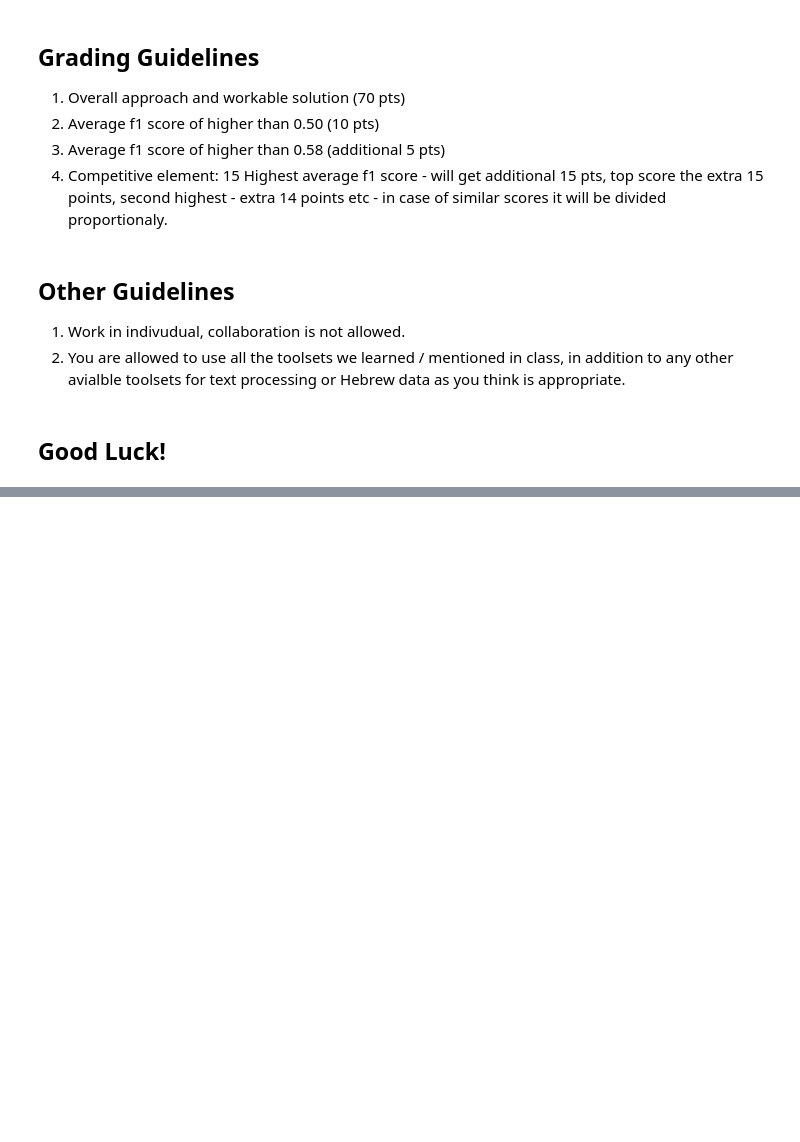
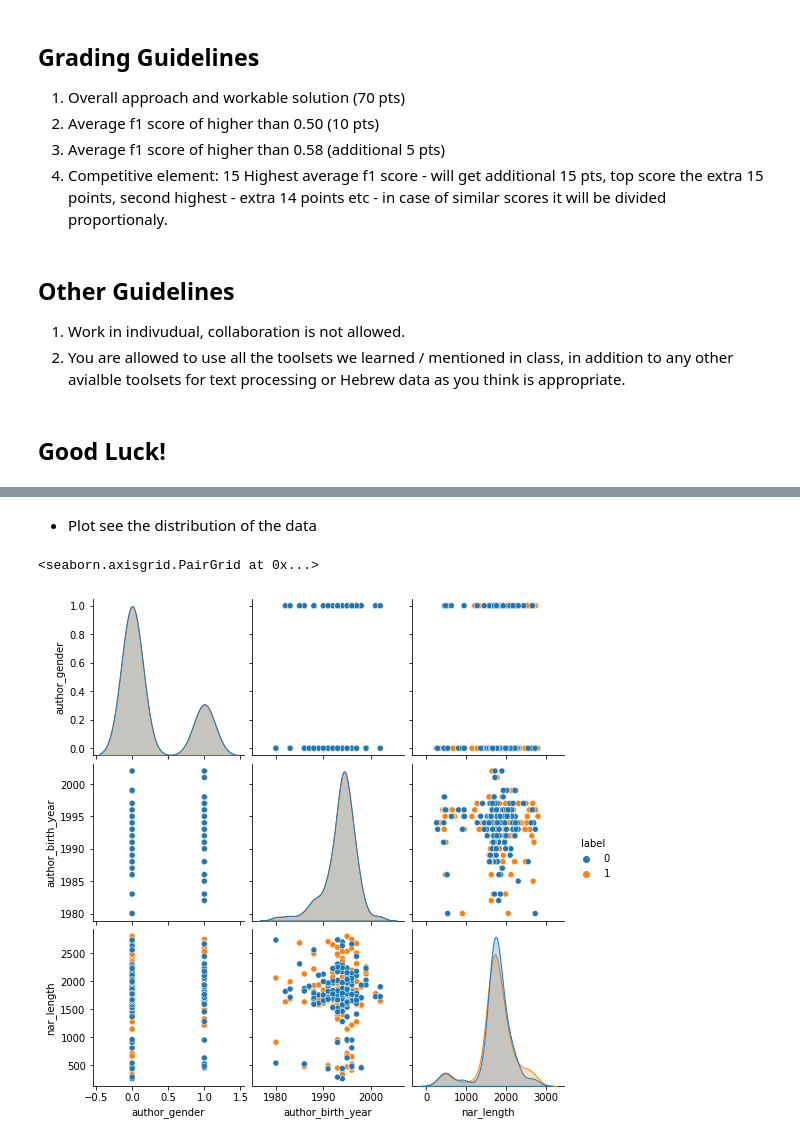
Before and after one commit to Sofy34/personal_strudy, a Jupyter notebook: HIT_ML/final_lab/Final_Assignment.ipynb, the cells around one changed output, grey strips where cells are left out. Saved outputs shown, nothing was run; the diff lists cells and outputs as text; code cells hidden in the pictures; blank space fills up the shorter version.

Commit message:
data exploration and first CountVectorized model on all regressors

```diff
--- a/HIT_ML/final_lab/Final_Assignment.ipynb
+++ b/HIT_ML/final_lab/Final_Assignment.ipynb
@@ -43,0 +110,2 @@ You are requested to build a model to predict whether a new story in Hebrew is t
+# %%
+df_steps['0_full_df'] = pd.read_csv("train_dataset.csv")
@@ -43,0 +166,13 @@ You are requested to build a model to predict whether a new story in Hebrew is t
+# %%
+def encode_gender(_df):
+    df = _df.copy()
+    man = "זכר"
+    woman = "נקבה"
+    gender = {man: 0, woman: 1}
+    df['author_gender'] = [gender[item] for item in df['author_gender']]
+    return df
+# %%
+def add_length_of_narrative(_df):
+    df = _df.copy()
+    df['nar_length'] = df['narrative'].str.len()
+    return df
@@ -43,0 +184,5 @@ You are requested to build a model to predict whether a new story in Hebrew is t
+# %%
+df_steps['1_dropped'] = drop_columns(df_steps['0_full_df'],['Unnamed: 0'])
+df_steps['2_gender'] = encode_gender(df_steps['1_dropped'])
+df_steps['3_nar_length'] = add_length_of_narrative(df_steps['2_gender'])
+df_steps['3_nar_length']
@@ -43,0 +203,7 @@ You are requested to build a model to predict whether a new story in Hebrew is t
+# %% [markdown]
+- Plot see the distribution of the data
+# %%
+sns.pairplot(df_steps['3_nar_length'], hue='label')
+# %% [output]
+<seaborn.axisgrid.PairGrid at 0x...>
+[figure, added]
```
Also changed, not shown: parts of 27 cells of this notebook.
